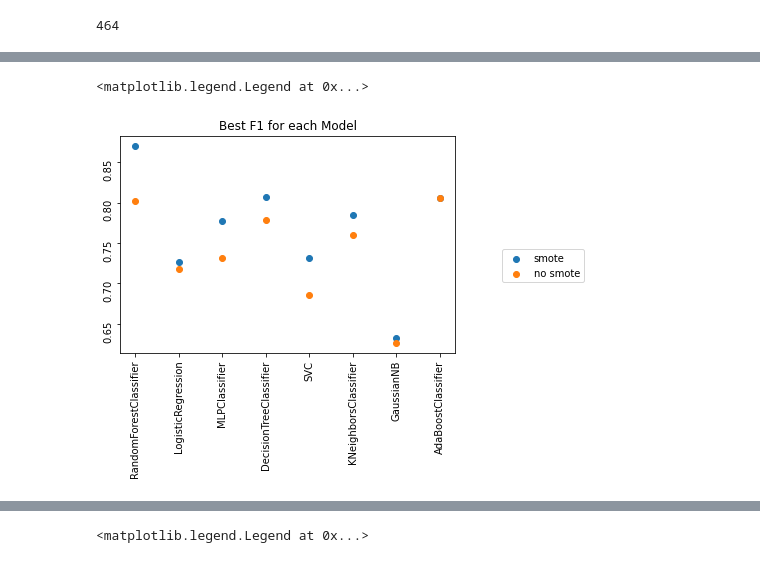
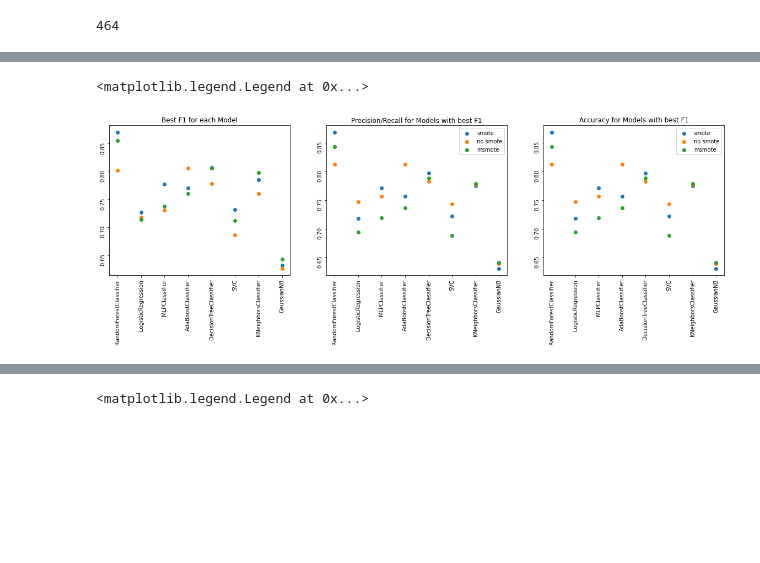
Before and after one commit to pretttyvo/Capstone_B, a Jupyter notebook: Jupyter notebook/chartsNb.ipynb, the cells around one changed output, grey strips where cells are left out. Cells and saved outputs as stored; diff of their text form; code cells hidden in the pictures; blank space fills up the shorter version.

```diff
--- a/Jupyter notebook/chartsNb.ipynb
+++ b/Jupyter notebook/chartsNb.ipynb
@@ -83,15 +90,27 @@ bestModels[['avgAccuracy','avgF1','avgPrecision','avgRecall']] = bestModels[['av
-# %%
-classifiers = list(bestModels['classifier'].unique())
-f1s         = list(bestModels['avgF1'].astype(float).unique())
-classifiers2 = list(bestModelsNo['classifier'].unique())
-f1s2         = list(bestModelsNo['avgF1'].astype(float).unique())
-fig,ax=plt.subplots()
-ax.scatter(classifiers,f1s,label='smote')
-ax.scatter(classifiers2,f1s2,label='no smote')
-ax.tick_params(rotation=90)
-ax.set(title='Best F1 for each Model')
-ax.legend(bbox_to_anchor=(1.4,0.5))
-# %% [output]
-<matplotlib.legend.Legend at 0x...>
-[figure, removed]
+# %%
+rotation = 90
+
+fig,ax=plt.subplots(ncols=3,figsize=(20,5))
+ax[0].scatter(bestModels['classifier'].unique(),bestModels['avgF1'].unique(),label='smote')
+ax[0].scatter(bestModelsNo['classifier'].unique(),bestModelsNo['avgF1'].unique(),label='no smote')
+ax[0].scatter(bestModelsM['classifier'].unique(),bestModelsM['avgF1'].unique(),label='msmote')
+ax[0].tick_params(rotation=rotation)
+ax[0].set(title='Best F1 for each Model')
+
+ax[1].scatter(bestModels['classifier'].unique(),bestModels['avgRecall'].unique(),label='smote')
+ax[1].scatter(bestModelsNo['classifier'].unique(),bestModelsNo['avgRecall'].unique(),label='no smote')
+ax[1].scatter(bestModelsM['classifier'].unique(),bestModelsM['avgRecall'].unique(),label='msmote')
+ax[1].tick_params(rotation=rotation)
+ax[1].set(title='Precision/Recall for Models with best F1')
+ax[1].legend()
+
+ax[2].scatter(bestModels['classifier'].unique(),bestModels['avgAccuracy'].unique(),label='smote')
+ax[2].scatter(bestModelsNo['classifier'].unique(),bestModelsNo['avgAccuracy'].unique(),label='no smote')
+ax[2].scatter(bestModelsM['classifier'].unique(),bestModelsM['avgAccuracy'].unique(),label='msmote')
+ax[2].tick_params(rotation=rotation)
+ax[2].set(title='Accuracy for Models with best F1')
+ax[2].legend()
+# %% [output]
+<matplotlib.legend.Legend at 0x...>
+[figure, added]
 # %%
```
Also changed, not shown: parts of 10 cells of this notebook.
